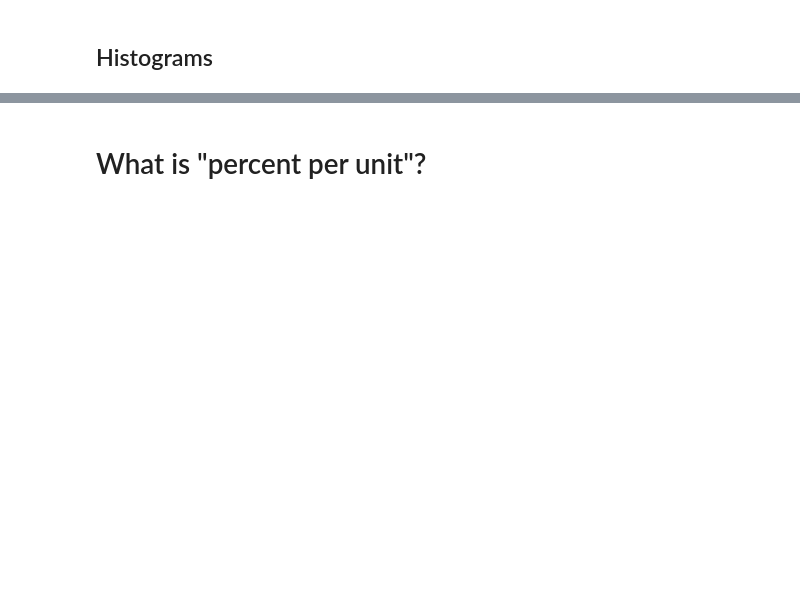
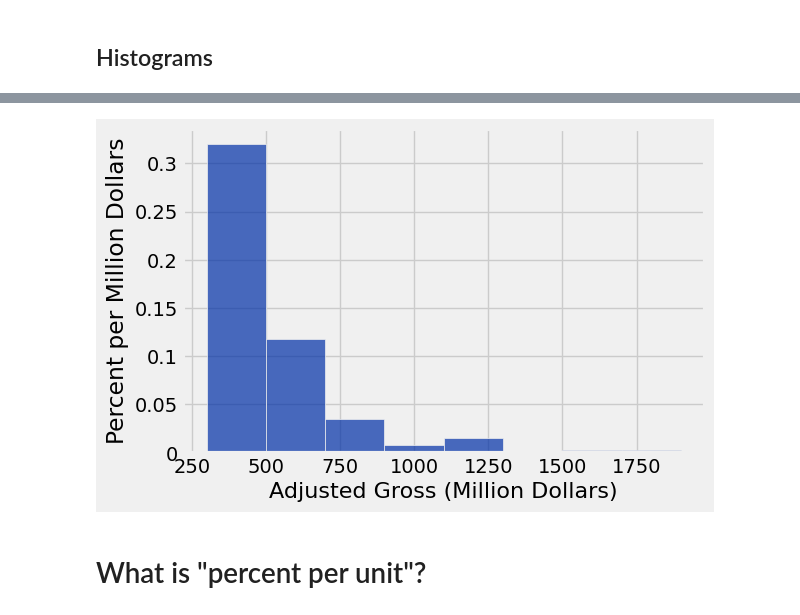
Before and after one commit to austinmohrnwu/25-fall-intro, a Jupyter notebook: 10 - Histograms/histograms.ipynb, the cells around one changed output, grey strips where cells are left out. Saved outputs shown, nothing was run; the diff lists cells and outputs as text; code cells hidden in the pictures; blank space fills up the shorter version.

```diff
--- a/10 - Histograms/histograms.ipynb
+++ b/10 - Histograms/histograms.ipynb
@@ -20,5 +46,7 @@ millions
 # %%
-millions.hist('Adjusted Gross', bins=np.arange(300,2001,100), unit="Million Dollars")
+millions.hist('Adjusted Gross', bins=np.arange(300,2001,200), unit="Million Dollars")
+# %% [output]
+[figure, added]
 # %% [markdown]
 # What is "percent per unit"?
 # %%
```
Also changed, not shown: parts of 13 cells of this notebook.
